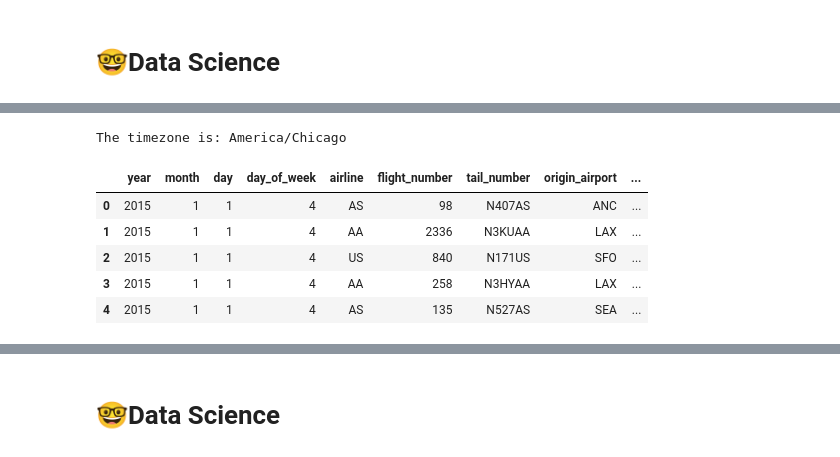
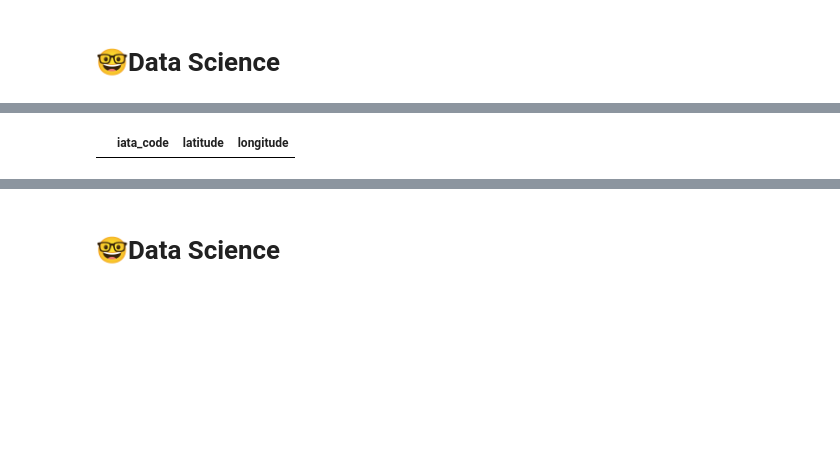
Before and after one commit to cmd-master/airline, a Jupyter notebook: airline-delays.ipynb, the cells around one changed output, grey strips where cells are left out. Cells and saved outputs as stored; diff of their text form; code cells hidden in the pictures; blank space fills up the shorter version.

Commit message:
Kaggle Notebook | USA Airline On Time Performance | Version 24

```diff
--- a/airline-delays.ipynb
+++ b/airline-delays.ipynb
@@ -93,36 +43,18 @@ Successfully installed TimezoneFinder-6.5.2 h3-3.7.7
-# %%
-from timezonefinder import TimezoneFinder
-
-# Create an instance of TimezoneFinder
-tf = TimezoneFinder()
-
-# Latitude and Longitude coordinates
-latitude = 30.48325
-longitude = -86.52540
-
-# Get the timezone
-timezone = tf.timezone_at(lat=latitude, lng=longitude)
-
-print("The timezone is:", timezone)
-# %% [output]
-The timezone is: America/Chicago
-# %%
-df.head()
-# %% [output]
-|  | year | month | day | day_of_week | airline | flight_number | tail_number | origin_airport | ... |
-| 0 | 2015 | 1 | 1 | 4 | AS | 98 | N407AS | ANC | ... |
-| 1 | 2015 | 1 | 1 | 4 | AA | 2336 | N3KUAA | LAX | ... |
-| 2 | 2015 | 1 | 1 | 4 | US | 840 | N171US | SFO | ... |
-| 3 | 2015 | 1 | 1 | 4 | AA | 258 | N3HYAA | LAX | ... |
-| 4 | 2015 | 1 | 1 | 4 | AS | 135 | N527AS | SEA | ... |
 # %%
-airports = pd.DataFrame(ap.load()).T
-airports = airports.loc[airports['iata'] != '']
-df['tz'] = df['origin_airport'].map(airports.set_index('iata')['tz'])
+## Load
+df = pd.read_csv('/kaggle/input/flight-delays/flights.csv')
+airl = pd.read_csv('/kaggle/input/flight-delays/airlines.csv')
+airp = pd.read_csv('/kaggle/input/flight-delays/airports.csv')
 
 ## Cleaning
+df.columns = df.columns.str.lower()
+airp.columns = airp.columns.str.lower()
+
+airp.loc[airp['iata_code'] == "UST", ["latitude", "longitude"]] = (29.95815, -81.34163)
+airp.loc[airp['iata_code'] == "ECP", ["latitude", "longitude"]] = (30.3583, -85.7956)
+airp.loc[airp['iata_code'] == "PBG", ["latitude", "longitude"]] = (44.6509, -73.4663)
+
 df['scheduled_departure'] = [dt.time(x // 100, x % 100) for x in df['scheduled_departure']]
-# df['scheduled_arrival'] = [dt.time(x // 100, x % 100) for x in df['scheduled_arrival']]
 df['std_date'] = pd.to_datetime(df[['year', 'month', 'day']])
 
 df['std_date_time'] = pd.to_datetime(df['std_date'].astype(str) + ' ' + df['scheduled_departure'].astype(str))
@@ -145,0 +83,4 @@ test = df.query('airline == "OO"')
+# %%
+airp.loc[airp['latitude'].isnull()][['iata_code', 'latitude', 'longitude']]
+# %% [output]
+|  | iata_code | latitude | longitude |
```
Also changed, not shown: parts of 19 cells of this notebook.
